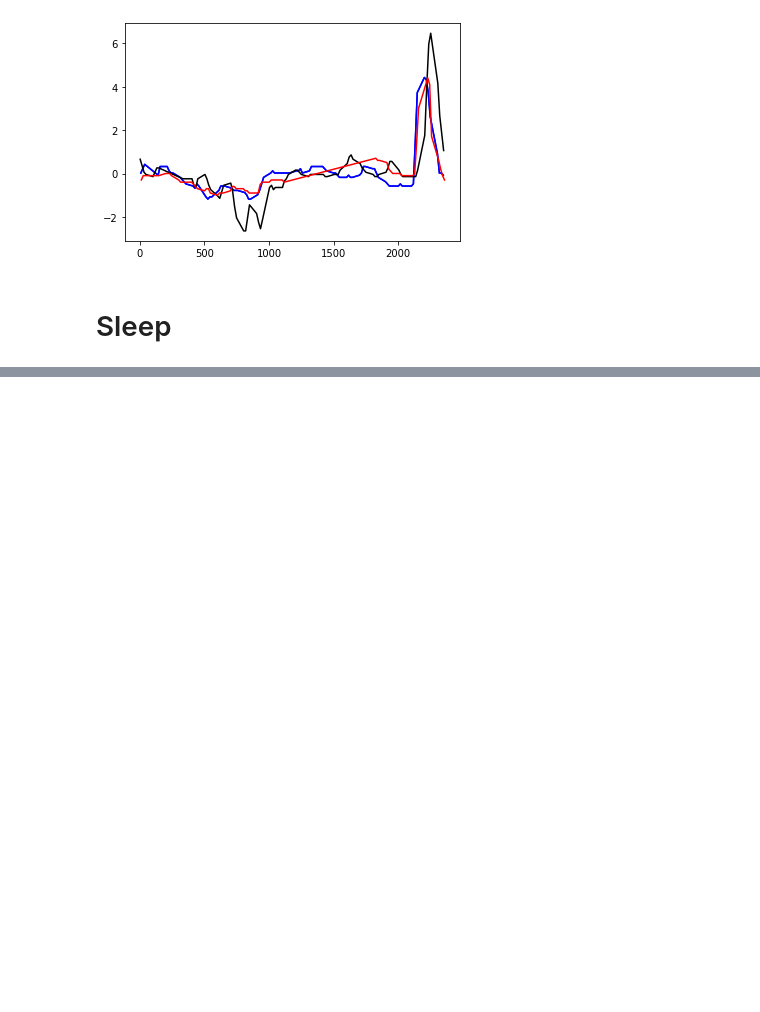
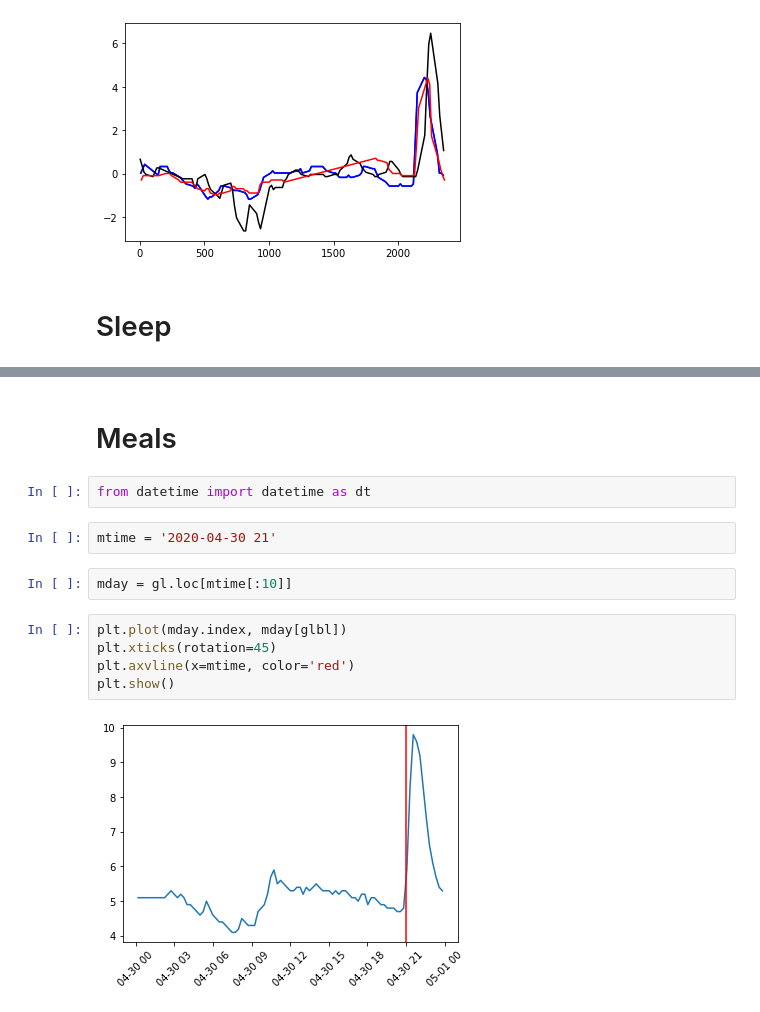
Before and after one commit to amino-health/glyco, a Jupyter notebook: eda/gv_measurement.ipynb, the cells around one changed output, grey strips where cells are left out. Saved outputs shown, nothing was run; the diff lists cells and outputs as text; blank space fills up the shorter version.

```diff
--- a/eda/gv_measurement.ipynb
+++ b/eda/gv_measurement.ipynb
@@ -510,0 +510,15 @@ itgs[24]
+# %% [markdown]
+# Meals
+# %%
+from datetime import datetime as dt
+# %%
+mtime = '2020-04-30 21'
+# %%
+mday = gl.loc[mtime[:10]]
+# %%
+plt.plot(mday.index, mday[glbl])
+plt.xticks(rotation=45)
+plt.axvline(x=mtime, color='red')
+plt.show()
+# %% [output]
+[figure, added]
```
Also changed, not shown: parts of 14 cells of this notebook, 9 other files.
